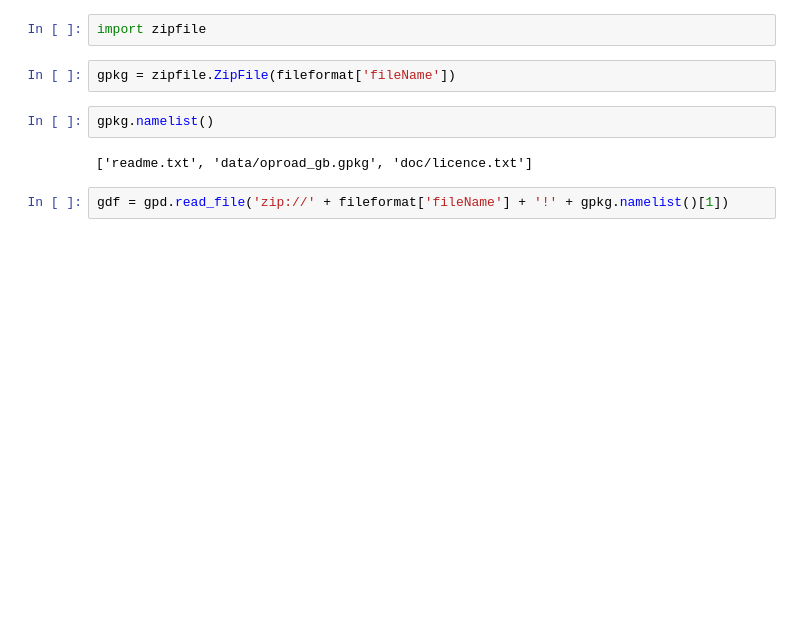
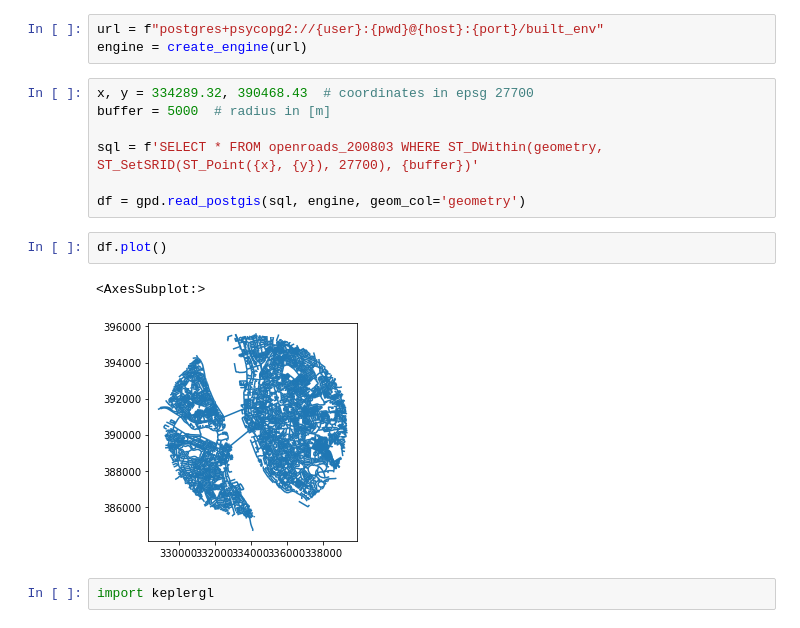
Before and after one commit to urbangrammarai/data_processing, a Jupyter notebook: street_network/openroads.ipynb, the cells around one changed output. Drawn from its saved outputs; the diff is of its cells as text; blank space fills up the shorter version.

```diff
--- a/street_network/openroads.ipynb
+++ b/street_network/openroads.ipynb
@@ -84,10 +12,17 @@ for fileformat in download_json:
+# %%
+url = f"postgres+psycopg2://{user}:{pwd}@{host}:{port}/built_env"
+engine = create_engine(url)
+# %%
+x, y = 334289.32, 390468.43  # coordinates in epsg 27700
+buffer = 5000  # radius in [m]
+
+sql = f'SELECT * FROM openroads_200803 WHERE ST_DWithin(geometry, ST_SetSRID(ST_Point({x}, {y}), 27700), {buffer})'
+
+df = gpd.read_postgis(sql, engine, geom_col='geometry')
+# %%
+df.plot()
+# %% [output]
+<AxesSubplot:>
+[figure, added]
 # %%
-import zipfile
+import keplergl
-# %%
-gpkg = zipfile.ZipFile(fileformat['fileName'])
-# %%
-gpkg.namelist()
-# %% [output]
-['readme.txt', 'data/oproad_gb.gpkg', 'doc/licence.txt']
-# %%
-gdf = gpd.read_file('zip://' + fileformat['fileName'] + '!' + gpkg.namelist()[1])
```
Also changed, not shown: parts of 26 cells of this notebook, 1 other file.
